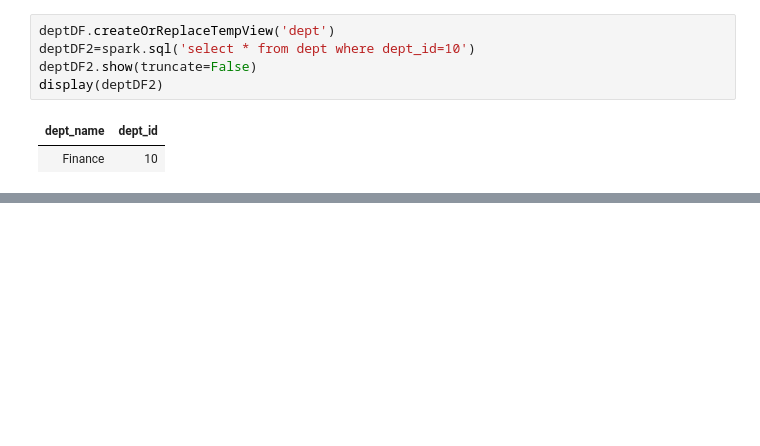
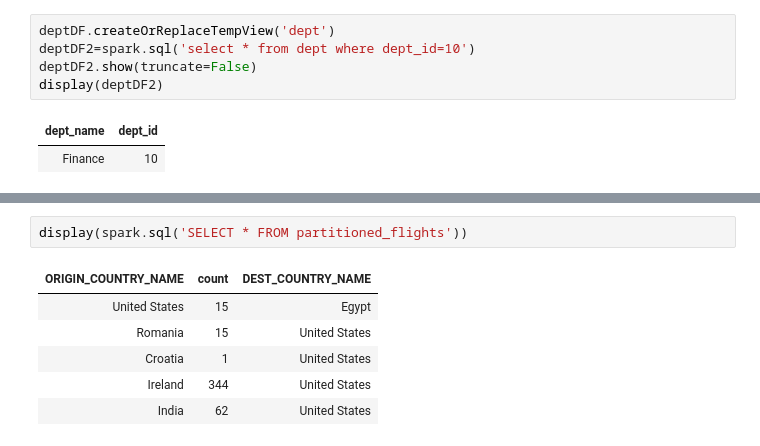
Before and after one commit to josephedward/spark_databricks, a Jupyter notebook: Structured_APIs-Chapter_10_Spark_SQL.ipynb, the cells around one changed output, grey strips where cells are left out. Drawn from its saved outputs; the diff is of its cells as text; blank space fills up the shorter version.

```diff
--- a/Structured_APIs-Chapter_10_Spark_SQL.ipynb
+++ b/Structured_APIs-Chapter_10_Spark_SQL.ipynb
@@ -40,0 +81,9 @@ display(deptDF2)
+# %%
+display(spark.sql('SELECT * FROM partitioned_flights'))
+# %% [output]
+| ORIGIN_COUNTRY_NAME | count | DEST_COUNTRY_NAME |
+| United States | 15 | Egypt |
+| Romania | 15 | United States |
+| Croatia | 1 | United States |
+| Ireland | 344 | United States |
+| India | 62 | United States |
```
Also changed, not shown: parts of 13 cells of this notebook, 1 other file.
